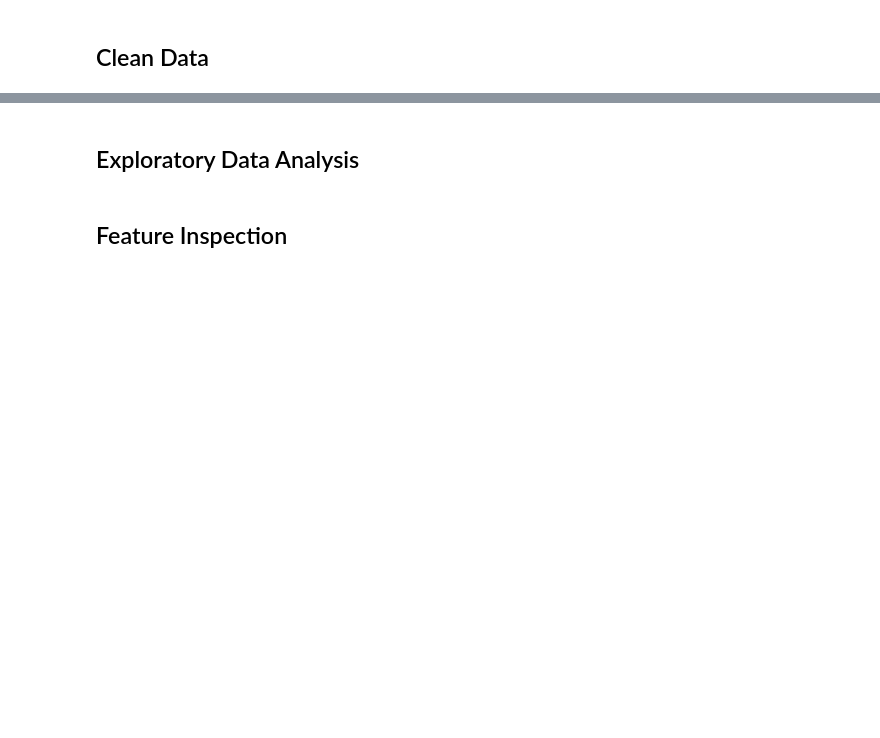
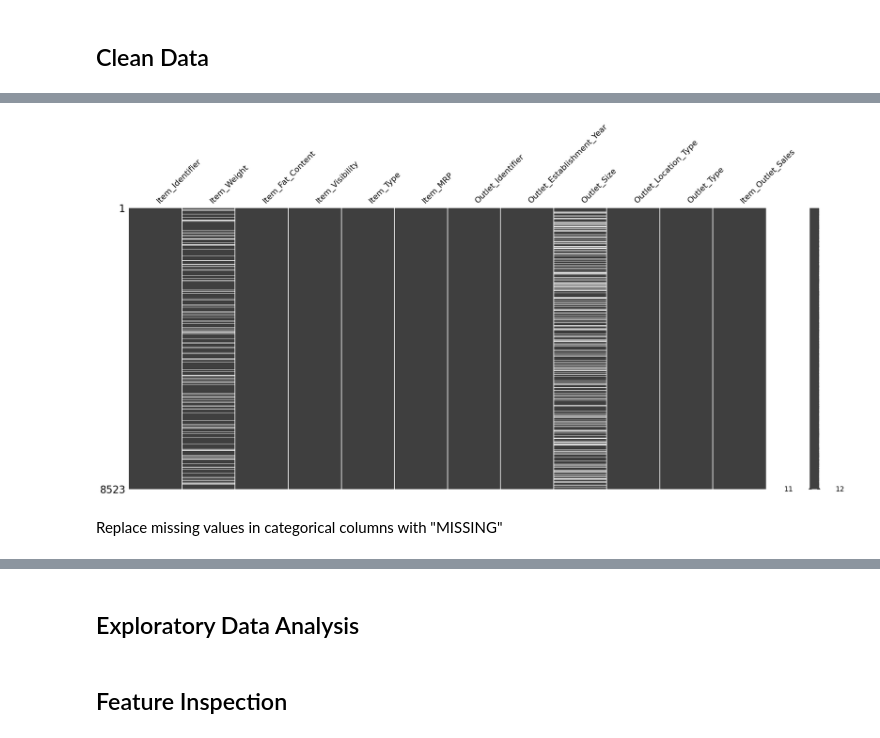
Before and after one commit to itan-s/Prediction-of-Product-Sales, a Jupyter notebook: Prediction-of-Product-Sales.ipynb, the cells around one changed output, grey strips where cells are left out. Saved outputs shown, nothing was run; the diff lists cells and outputs as text; code cells hidden in the pictures; blank space fills up the shorter version.

```diff
--- a/Prediction-of-Product-Sales.ipynb
+++ b/Prediction-of-Product-Sales.ipynb
@@ -10,0 +47,3 @@
+# %%
+# Read the dataset csv file from the source and save it on dataframe df
+df = pd.read_csv('/content/drive/MyDrive/Colab Notebooks/CodingDojo/sales_predictions_2023.csv')
@@ -12,0 +178,7 @@
+# %%
+# Visualization of the missing values
+msno.matrix(df);
+# %% [output]
+[figure, added]
+# %% [markdown]
+Replace missing values in categorical columns with "MISSING"
```
Also changed, not shown: parts of 31 cells of this notebook.
